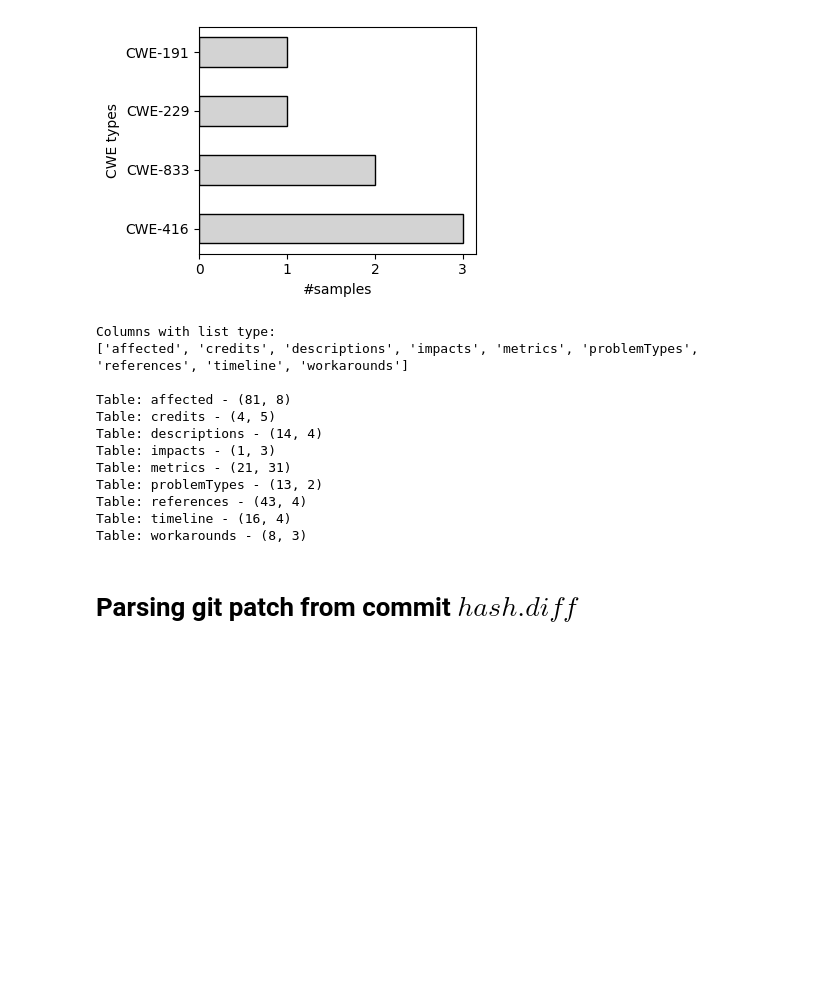
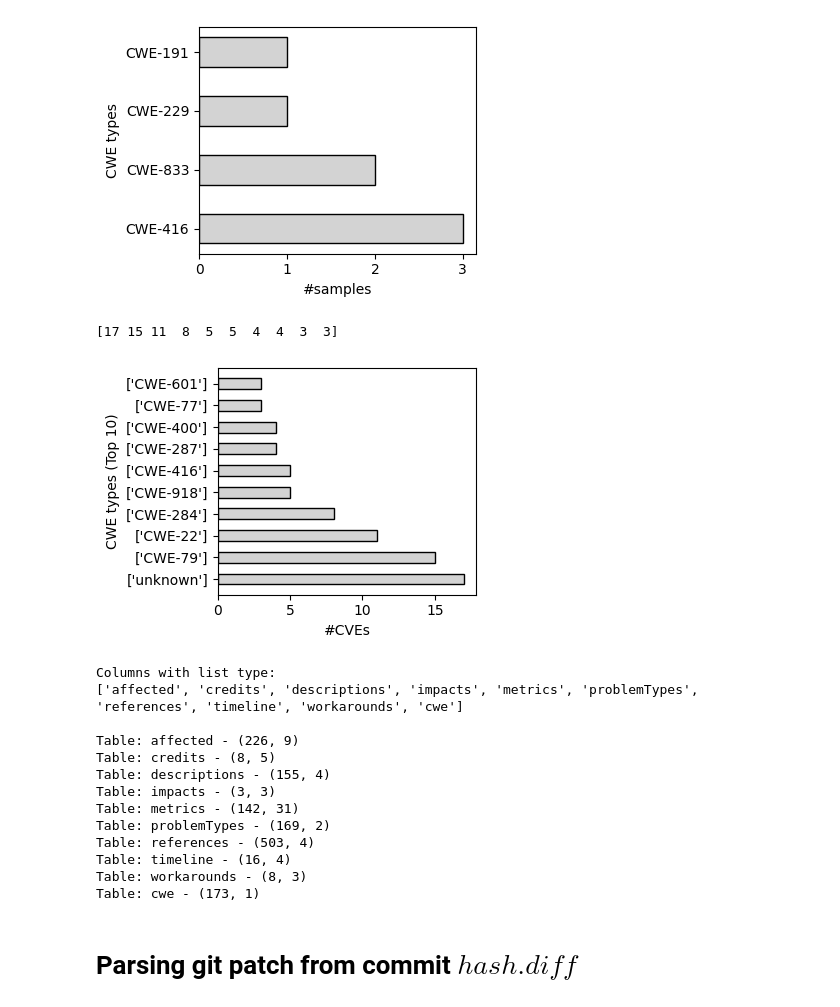
Before and after one commit to SmartSecLab/FixMe, a Jupyter notebook: patch-gen.ipynb, the cells around one changed output. Cells and saved outputs as stored; diff of their text form; code cells hidden in the pictures; blank space fills up the shorter version.

```diff
--- a/patch-gen.ipynb
+++ b/patch-gen.ipynb
@@ -15,7 +15,7 @@ import glob
 import time
 from pathlib import Path
 
-DIR = 'data/cvelistV5-main/cves/2024/0xxx'
+DIR = 'data/cvelistV5-main/cves/'
 output_dir = 'data/FixMe/'
 
 Path('figure').mkdir(parents=True, exist_ok=True)
@@ -182,0 +174,26 @@ Number of DataFrames: 14
+# %%
+def extract_cwe(problemTypes):
+    """Extract the CWE IDs from the problemTypes column
+    """
+    cwes = []
+    if problemTypes:
+        items = [problemTypes[i]['descriptions'] for i in range(len(problemTypes))]
+        for item in items:
+            for entry in item:
+                if 'cweId' in entry:
+                    cwes.append(entry['cweId'])
+    if not cwes:
+        cwes = ['unknown']
+    return  cwes
+
+df['cwe'] = df['problemTypes'].apply(extract_cwe)
+
+# remove duplicate columns
+duplicate_cols = [col for col in list(df.columns) if list(df.columns).count(col) > 1]
+dedup_cols = list(set(duplicate_cols))
+df = df.drop(columns=dedup_cols, axis=1)
+
+## Save the dataframe to a sqlite database
+# Convert the type of the columns to string
+# otherwise, the sqlite3 will raise an error
+df.astype(str).to_sql('cve', conn, if_exists='replace', index=False)
@@ -196,19 +215,23 @@ plt.savefig(f'figure/CWE-types.png')
 plt.show()
 # %% [output]
 [figure]
+# %%
+vals = df['cwe'].value_counts().head(10)
+x = [str(x) for x in vals.index]
+print(vals.values)
+
+fig, ax = plt.subplots(figsize=(4, 3))
+bar_width = 0.5
+bars = ax.barh(x, width=vals.values,color='lightgray', edgecolor='black', height=bar_width)
+ax.set_ylabel('CWE types (Top 10)')
+ax.set_xlabel('#CVEs')
+plt.tight_layout()
+plt.savefig(f'figure/CWE-types.png')
+plt.show()
+# %% [output]
+[17 15 11  8  5  5  4  4  3  3]
+[figure, added]
 # %%
-# function to describe df.afftected
-# def describe_affected(row):
-#     if row:
-#         # print(tabulate(json_normalize(row), headers='keys', tablefmt='psql'))
-#         for x in row:
-#             if isinstance(x, dict):
-#                 for key in x.keys():
-#                     print(f'{key}: {x[key]}')
-#                     if isinstance(x[key], dict):
-#                         for item in x[key]:
-#                             print(f'{item}: {x[key][item]}')
-#                 print('\n')
 
 def normalize_list_column(df, column):
     """Normalize a column containing lists
@@ -239,17 +262,18 @@ for col in columns_with_lists:
     col_dfs[col].to_csv(output_dir + f'{col}.csv', index=False)
 # %% [output]
 Columns with list type:
-['affected', 'credits', 'descriptions', 'impacts', 'metrics', 'problemTypes', 'references', 'timeline', 'workarounds']
+['affected', 'credits', 'descriptions', 'impacts', 'metrics', 'problemTypes', 'references', 'timeline', 'workarounds', 'cwe']
 
-Table: affected - (81, 8)
-Table: credits - (4, 5)
-Table: descriptions - (14, 4)
-Table: impacts - (1, 3)
-Table: metrics - (21, 31)
-Table: problemTypes - (13, 2)
-Table: references - (43, 4)
+Table: affected - (226, 9)
+Table: credits - (8, 5)
+Table: descriptions - (155, 4)
+Table: impacts - (3, 3)
+Table: metrics - (142, 31)
+Table: problemTypes - (169, 2)
+Table: references - (503, 4)
 Table: timeline - (16, 4)
 Table: workarounds - (8, 3)
+Table: cwe - (173, 1)
 # %% [markdown]
 # Parsing git patch from commit $hash.diff$
 # %%
```
Also changed, not shown: parts of 13 cells of this notebook, 1 other file.
